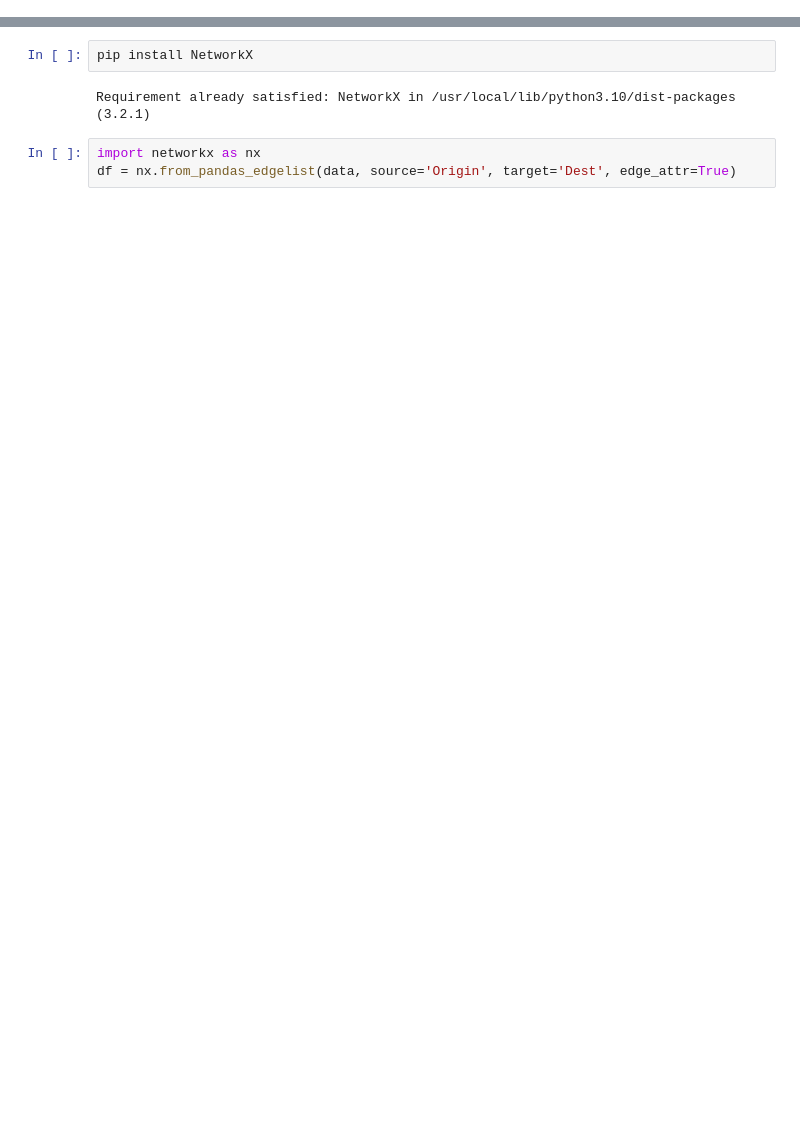
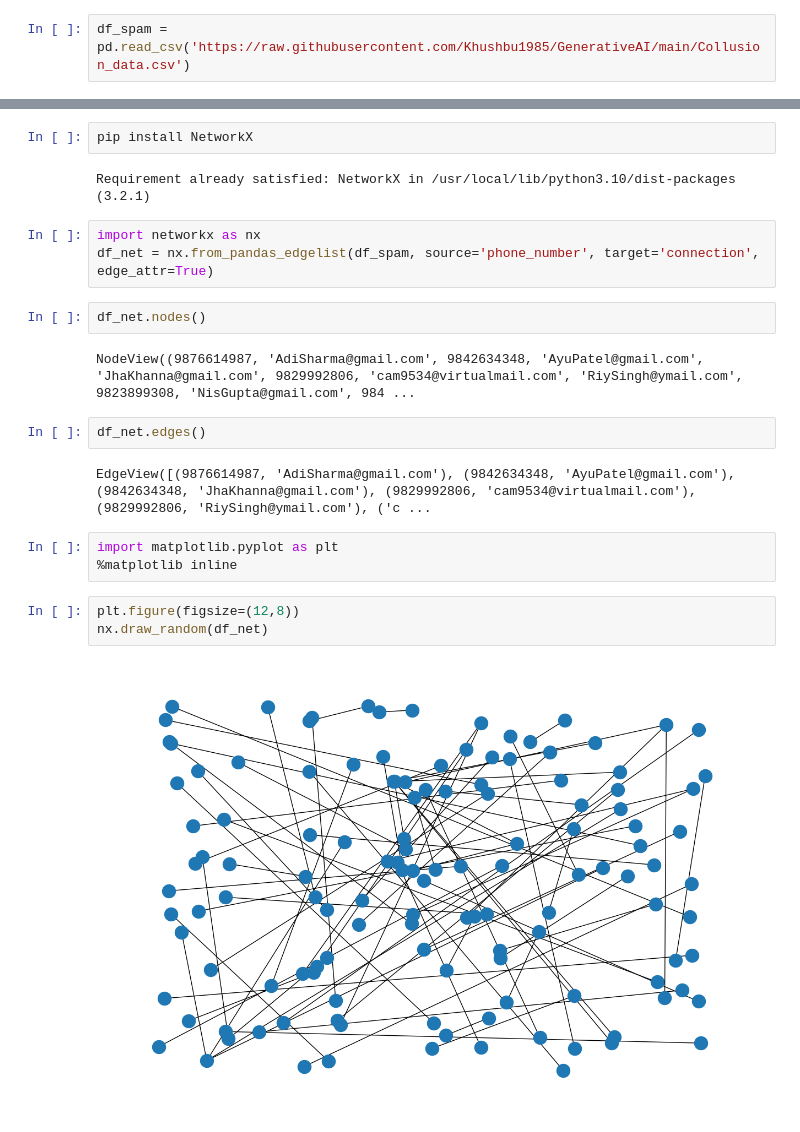
Before and after one commit to Khushbu1985/GenerativeAI, a Jupyter notebook: Graphy_network.ipynb, the cells around one changed output, grey strips where cells are left out. Saved outputs shown, nothing was run; the diff lists cells and outputs as text; blank space fills up the shorter version.

```diff
--- a/Graphy_network.ipynb
+++ b/Graphy_network.ipynb
@@ -7,0 +14,2 @@ df_spam = pd.read_csv()
+# %%
+df_spam = pd.read_csv('https://raw.githubusercontent.com/Khushbu1985/GenerativeAI/main/Collusion_data.csv')
@@ -11,4 +77,20 @@ pip install NetworkX
 Requirement already satisfied: NetworkX in /usr/local/lib/python3.10/dist-packages (3.2.1)
 # %%
 import networkx as nx
-df = nx.from_pandas_edgelist(data, source='Origin', target='Dest', edge_attr=True)
+df_net = nx.from_pandas_edgelist(df_spam, source='phone_number', target='connection', edge_attr=True)
+# %%
+df_net.nodes()
+# %% [output]
+NodeView((9876614987, 'AdiSharma@gmail.com', 9842634348, 'AyuPatel@gmail.com', 'JhaKhanna@gmail.com', 9829992806, 'cam9534@virtualmail.com', 'RiySingh@ymail.com', 9823899308, 'NisGupta@gmail.com', 984 ...
+# %%
+df_net.edges()
+# %% [output]
+EdgeView([(9876614987, 'AdiSharma@gmail.com'), (9842634348, 'AyuPatel@gmail.com'), (9842634348, 'JhaKhanna@gmail.com'), (9829992806, 'cam9534@virtualmail.com'), (9829992806, 'RiySingh@ymail.com'), ('c ...
+# %%
+import matplotlib.pyplot as plt
+%matplotlib inline
+# %%
+plt.figure(figsize=(12,8))
+nx.draw_random(df_net)
+# %% [output]
+[figure, added]
```
Also changed, not shown: parts of 10 cells of this notebook.
